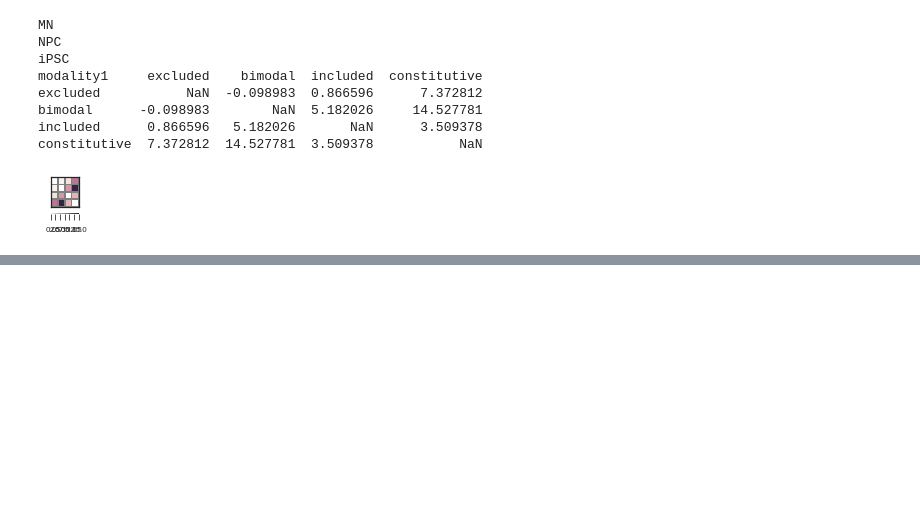
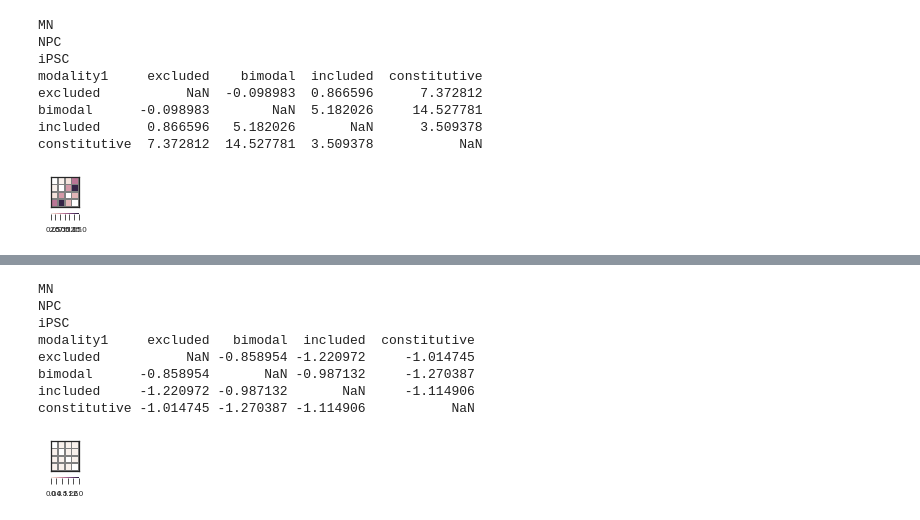
Before and after one commit to YeoLab/singlecell_pnm, a Jupyter notebook: 3._Figure_3/2.2_Modality_DNA_sequence_conservation_features.ipynb, the cells around one changed output, grey strips where cells are left out. Drawn from its saved outputs; the diff is of its cells as text; code cells hidden in the pictures; blank space fills up the shorter version.

```diff
--- a/3._Figure_3/2.2_Modality_DNA_sequence_conservation_features.ipynb
+++ b/3._Figure_3/2.2_Modality_DNA_sequence_conservation_features.ipynb
@@ -1041,0 +1060,3 @@ constitutive  7.372812  14.527781  3.509378           NaN
+# %%
+phylostrata_13plus = modalities_genes.query('domazetloso2008_phylostratum >= 13')
+phylostrata_13plus.head()
@@ -1041,0 +1070,51 @@ constitutive  7.372812  14.527781  3.509378           NaN
+# %%
+from scipy.stats.mstats import kruskalwallis
+lines = []
+
+for phenotype, phenotype_df in phylostrata_13plus.groupby(['phenotype']):
+    six.print_(phenotype)
+    grouped = phenotype_df.groupby('modality')
+#     constitutive = grouped.get_group('constitutive')
+
+    for (modality1, df1), (modality2, df2) in itertools.combinations(grouped, 2):
+#         if modality == 'constitutive':
+#             continue
+#         six.print_('\t', modality1, modality2)
+
+        result = mannwhitneyu(df1[col], df2[col])
+#         six.print_('\t\t', result)
+#         results.loc[modality1, modality2] = result.pvalue
+        lines.append([phenotype, modality1, modality2, result.pvalue, result.statistic])
+enrichment = pd.DataFrame(lines, columns=['phenotype', 'modality1', 'modality2', 'p_value', 'statistic'])
+
+# multiple testing correction
+enrichment['bonferonni_p_value'] = enrichment['p_value'] * enrichment.shape[0]
+
+# Transform tidy dataframe into 2d matrix
+enrichment_2d = enrichment.groupby('phenotype').apply(
+    lambda x: x.pivot(index='modality1', columns='modality2', values='bonferonni_p_value'))
+enrichment_2d = enrichment_2d.loc[:, modality_order]
+enrichment_2d_log10 = -np.log10(enrichment_2d)
+
+# Plot p-value heatmap
+ipsc = enrichment_2d_log10.loc['iPSC']
+ipsc = ipsc.loc[modality_order]
+ipsc = ipsc.T.fillna(0) + ipsc.fillna(0)
+ipsc = ipsc.replace(0, np.nan)
+six.print_(ipsc)
+
+fig, ax = plt.subplots(figsize=(.5, .75))
+sns.heatmap(ipsc, vmin=0, vmax=2, linewidth=0.5, linecolor='grey', cbar_kws=dict(orientation='horizontal'))
+ax.set(xticks=[], yticks=[], xlabel='', ylabel='');
+sns.despine(left=False, bottom=False, right=False, top=False)
+fig.savefig('{}/{}_p_value_heatmap_13plus.pdf'.format(figure_folder, col))
+# %% [output]
+MN
+NPC
+iPSC
+modality1     excluded   bimodal  included  constitutive
+excluded           NaN -0.858954 -1.220972     -1.014745
+bimodal      -0.858954       NaN -0.987132     -1.270387
+included     -1.220972 -0.987132       NaN     -1.114906
+constitutive -1.014745 -1.270387 -1.114906           NaN
+[figure, added]
```
Also changed, not shown: parts of 5 cells of this notebook, 29 other files.
